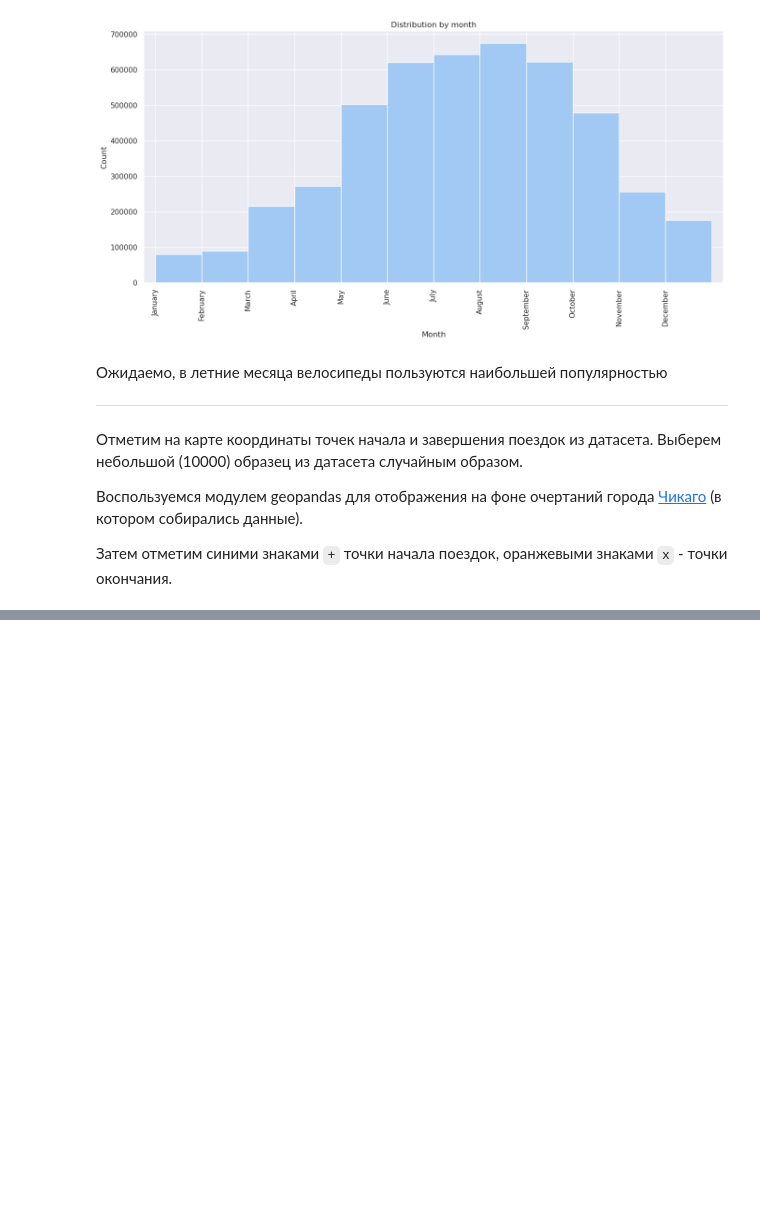
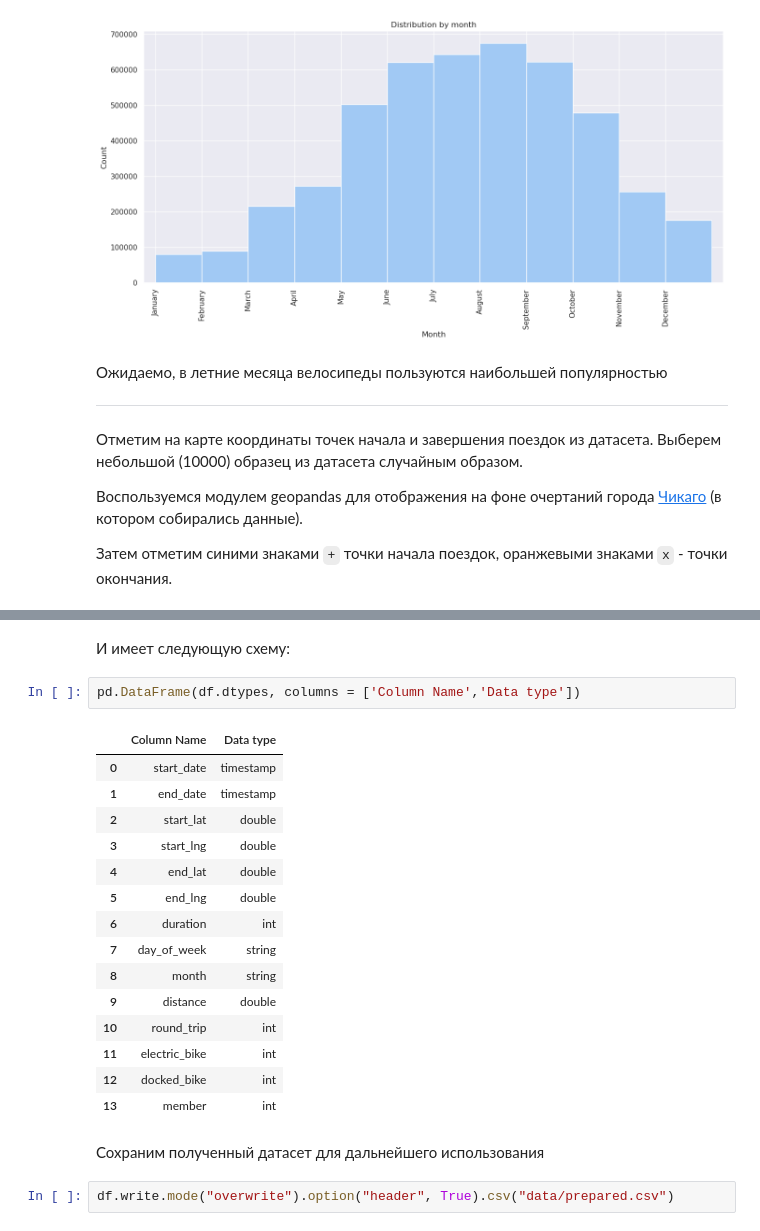
Before and after one commit to Capaldi12/SOBD2022, a Jupyter notebook: lab.ipynb, the cells around one changed output, grey strips where cells are left out. Drawn from its saved outputs; the diff is of its cells as text; blank space fills up the shorter version.

```diff
--- a/lab.ipynb
+++ b/lab.ipynb
@@ -414,0 +429,24 @@ ax.legend(loc='lower left');
+# %% [markdown]
+И имеет следующую схему:
+# %%
+pd.DataFrame(df.dtypes, columns = ['Column Name','Data type'])
+# %% [output]
+|  | Column Name | Data type |
+| 0 | start_date | timestamp |
+| 1 | end_date | timestamp |
+| 2 | start_lat | double |
+| 3 | start_lng | double |
+| 4 | end_lat | double |
+| 5 | end_lng | double |
+| 6 | duration | int |
+| 7 | day_of_week | string |
+| 8 | month | string |
+| 9 | distance | double |
+| 10 | round_trip | int |
+| 11 | electric_bike | int |
+| 12 | docked_bike | int |
+| 13 | member | int |
+# %% [markdown]
+Сохраним полученный датасет для дальнейшего использования
+# %%
+df.write.mode("overwrite").option("header", True).csv("data/prepared.csv")
```
Also changed, not shown: parts of 15 cells of this notebook, 1 other file.
